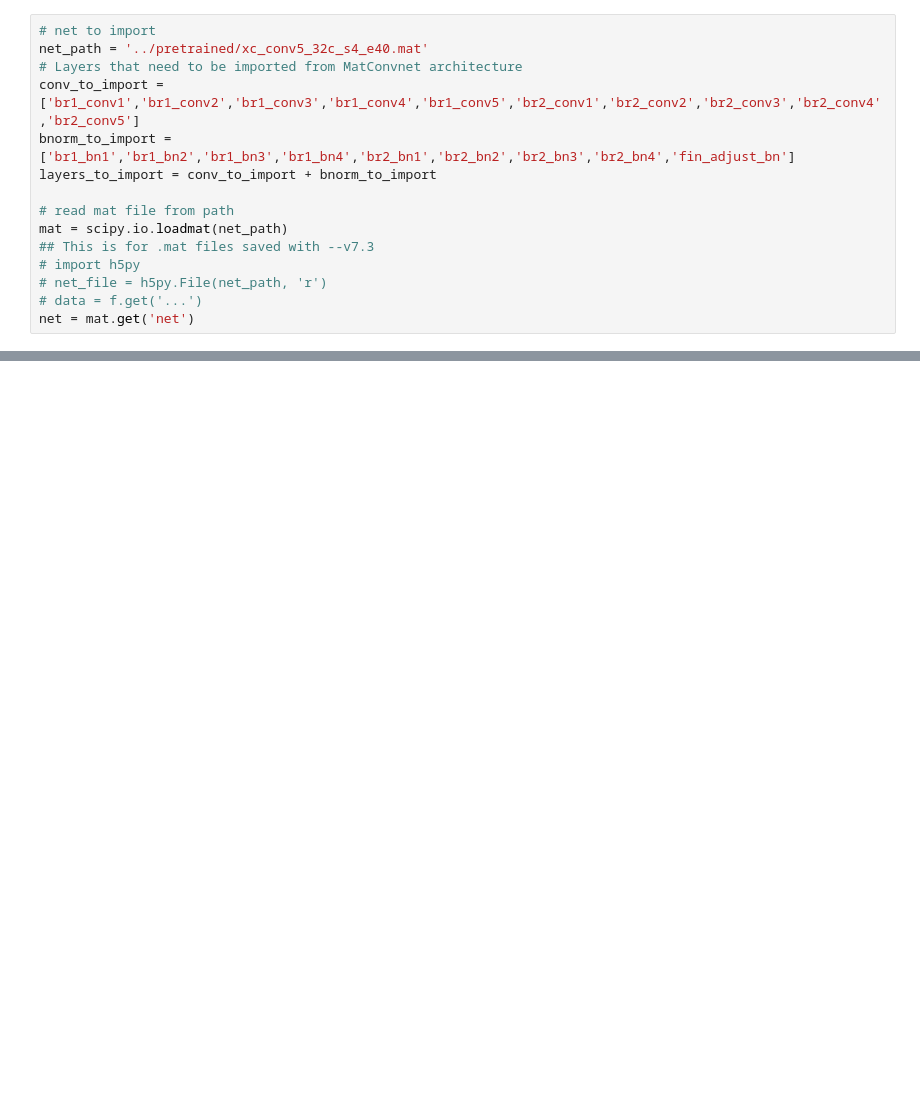
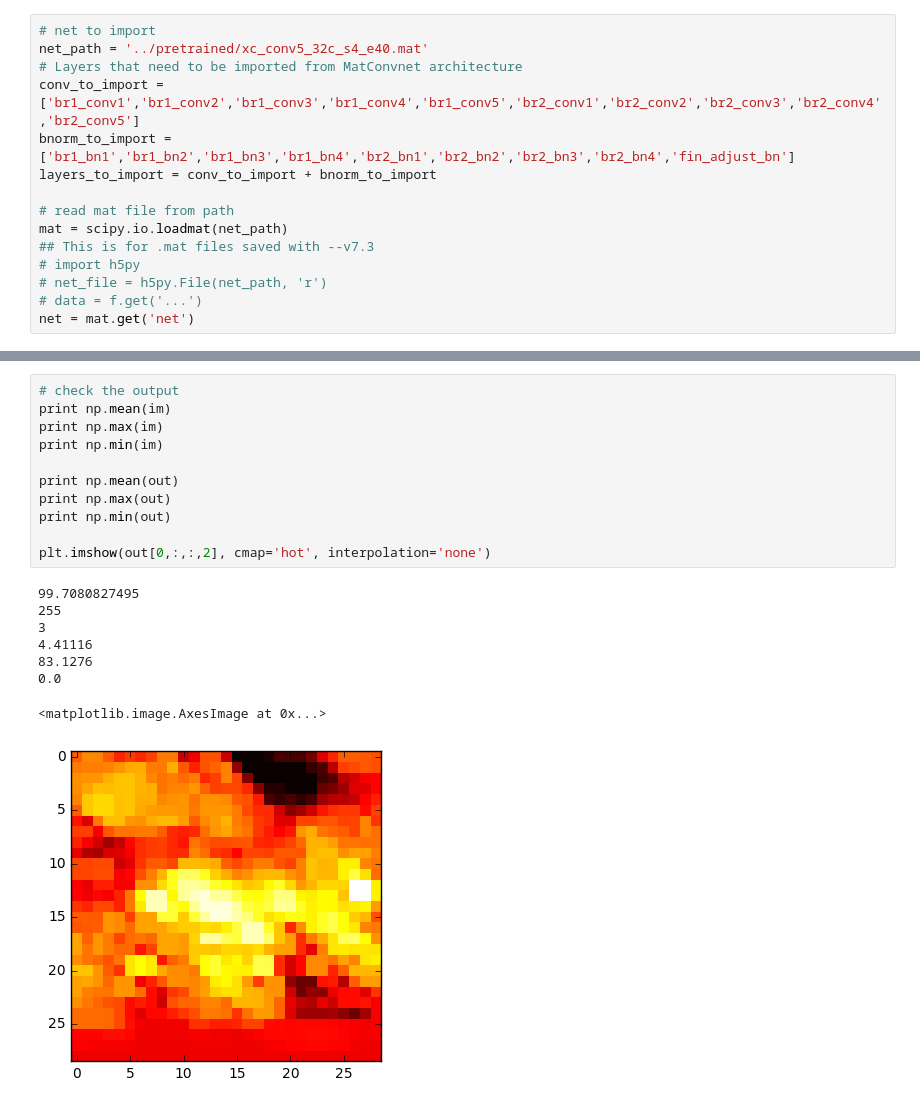
Before and after one commit to torrvision/siamfc-tf, a Jupyter notebook: notebooks/0.0-luca_matconvnet-import.ipynb, the cells around one changed output, grey strips where cells are left out. Cells and saved outputs as stored; diff of their text form; blank space fills up the shorter version.

```diff
--- a/notebooks/0.0-luca_matconvnet-import.ipynb
+++ b/notebooks/0.0-luca_matconvnet-import.ipynb
@@ -84,0 +103,20 @@ X1 = tf.expand_dims(X, 0)
+# %%
+# check the output
+print np.mean(im)
+print np.max(im)
+print np.min(im)
+
+print np.mean(out)
+print np.max(out)
+print np.min(out)
+
+plt.imshow(out[0,:,:,2], cmap='hot', interpolation='none')
+# %% [output]
+99.7080827495
+255
+3
+4.41116
+83.1276
+0.0
+<matplotlib.image.AxesImage at 0x...>
+[figure, added]
```
Also changed, not shown: parts of 9 cells of this notebook, 4 other files.
